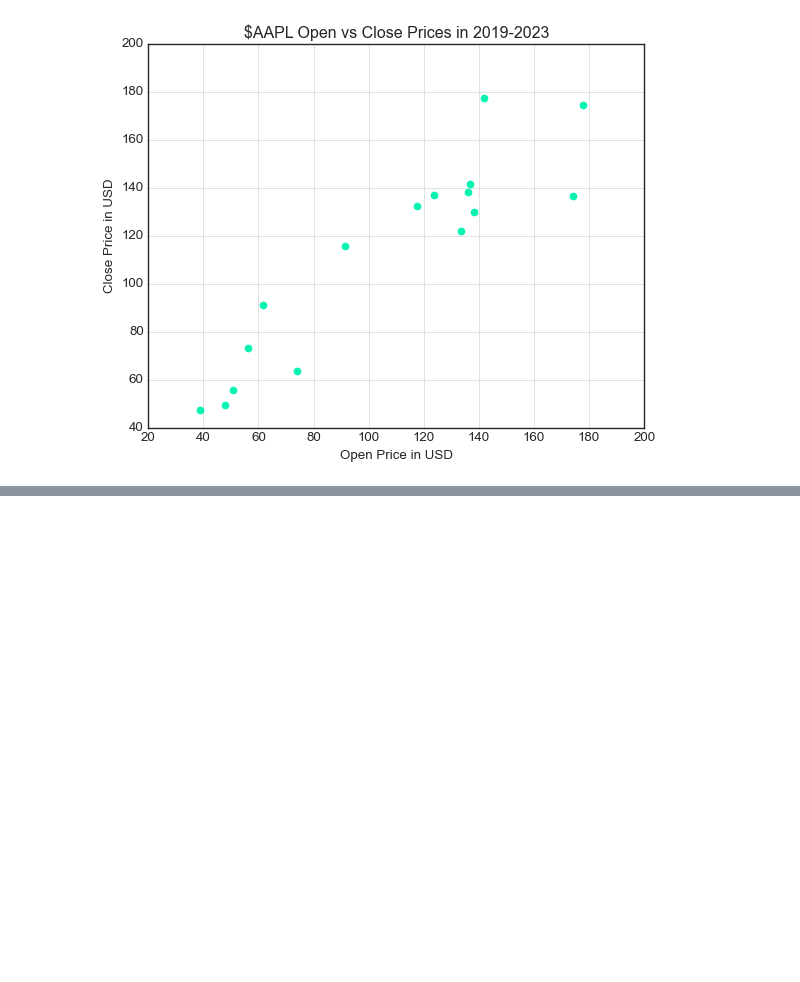
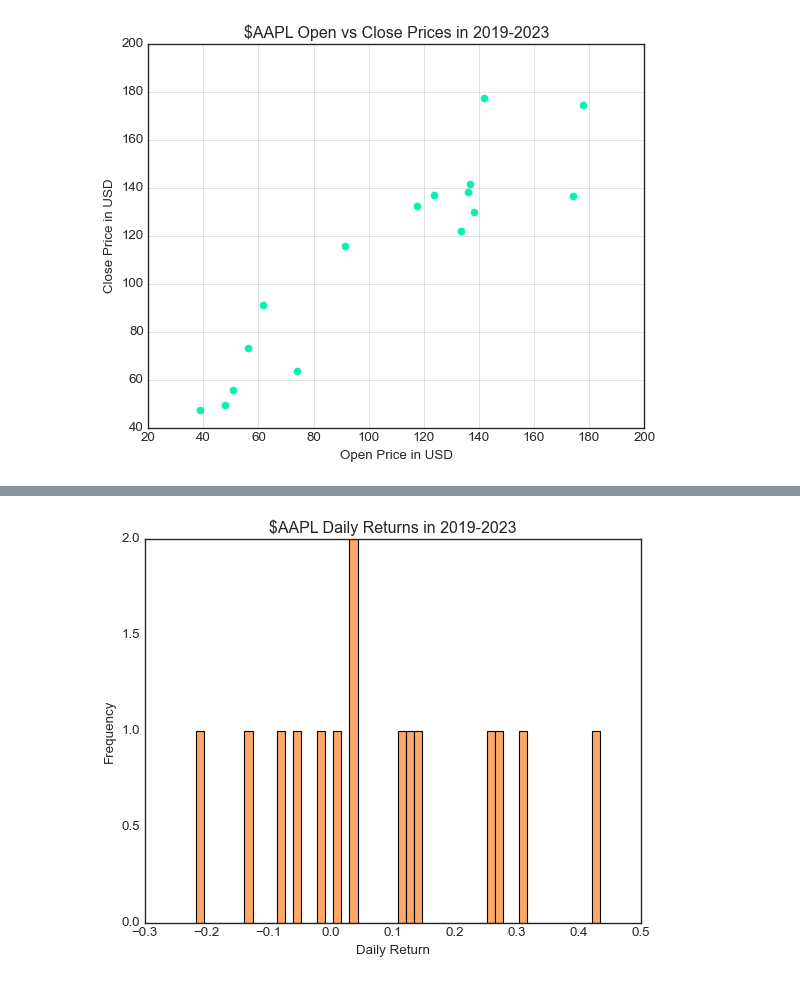
Before and after one commit to bilalonur/financial-visualization, a Jupyter notebook: finance-visualization.ipynb, the cells around one changed output, grey strips where cells are left out. Drawn from its saved outputs; the diff is of its cells as text; code cells hidden in the pictures; blank space fills up the shorter version.

```diff
--- a/finance-visualization.ipynb
+++ b/finance-visualization.ipynb
@@ -163,0 +180,9 @@ plt.show()
+# %%
+plt.hist(data['Close'].pct_change(), bins=50,color='#FDA769')
+plt.xlabel('Daily Return')
+plt.ylabel('Frequency')
+plt.title(f'${symbol} Daily Returns in 2019-2023')
+plt.savefig("figs/dailyReturn_"+str(symbol)+str(startDate[:5])+str(endDate[:4])+".png")  # Save plot as indicated directory with name specified
+plt.show()
+# %% [output]
+[figure, added]
```
Also changed, not shown: parts of 12 cells of this notebook, 4 other files.
